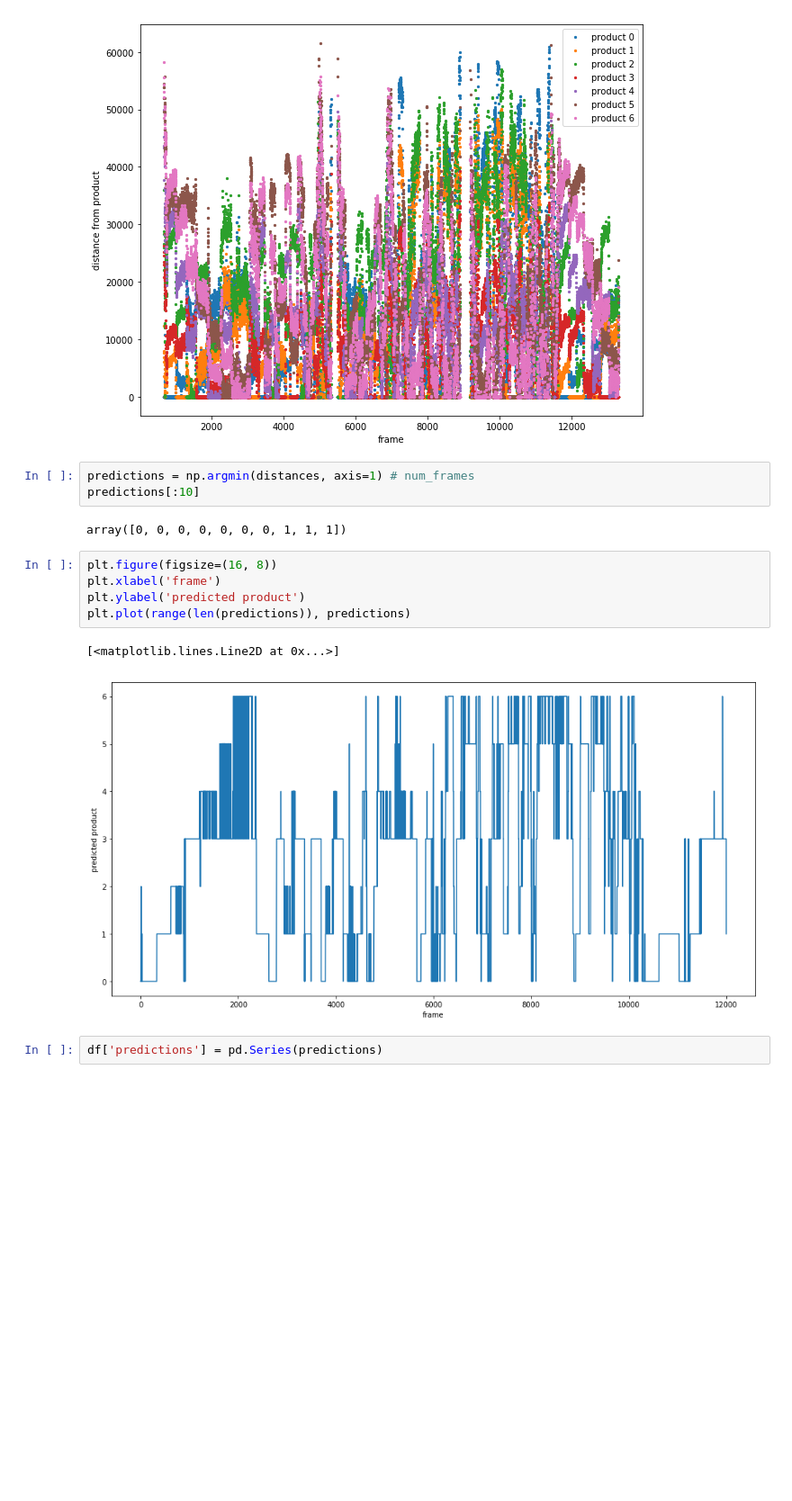
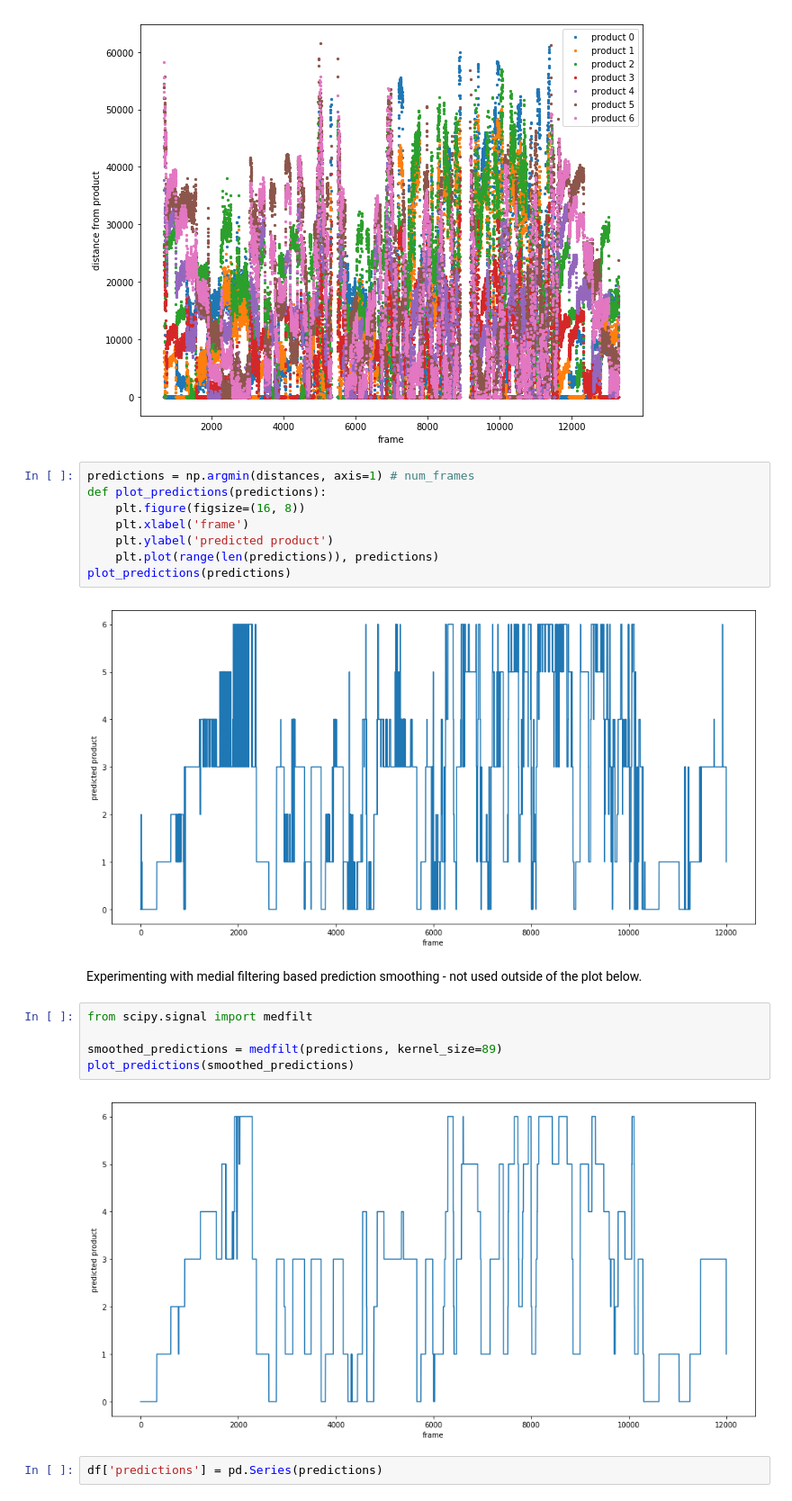
Before and after one commit to vendlytics/monorepo, a Jupyter notebook: notebooks/visualization/Examine Pipeline Output.ipynb, the cells around one changed output. Shown at 90% size. Drawn from its saved outputs; the diff is of its cells as text; blank space fills up the shorter version.

Commit message:
Median filter based smoothing and pipeline to output (smoothed) predictions

```diff
--- a/notebooks/visualization/Examine Pipeline Output.ipynb
+++ b/notebooks/visualization/Examine Pipeline Output.ipynb
@@ -102,19 +120,25 @@ plt.legend(product_cols)
 # %% [output]
 <matplotlib.legend.Legend at 0x...>
 [figure]
-# %%
-predictions = np.argmin(distances, axis=1) # num_frames
-predictions[:10]
-# %% [output]
-array([0, 0, 0, 0, 0, 0, 0, 1, 1, 1])
 # %%
-plt.figure(figsize=(16, 8))
-plt.xlabel('frame')
-plt.ylabel('predicted product')
-plt.plot(range(len(predictions)), predictions)
+predictions = np.argmin(distances, axis=1) # num_frames
+def plot_predictions(predictions):
+    plt.figure(figsize=(16, 8))
+    plt.xlabel('frame')
+    plt.ylabel('predicted product')
+    plt.plot(range(len(predictions)), predictions)
+plot_predictions(predictions)
 # %% [output]
-[<matplotlib.lines.Line2D at 0x...>]
 [figure]
+# %% [markdown]
+Experimenting with medial filtering based prediction smoothing - not used outside of the plot below.
+# %%
+from scipy.signal import medfilt
+
+smoothed_predictions = medfilt(predictions, kernel_size=89)
+plot_predictions(smoothed_predictions)
+# %% [output]
+[figure, added]
 # %%
 df['predictions'] = pd.Series(predictions)
 # %%
```
Also changed, not shown: parts of 14 cells of this notebook, 2 other files.
